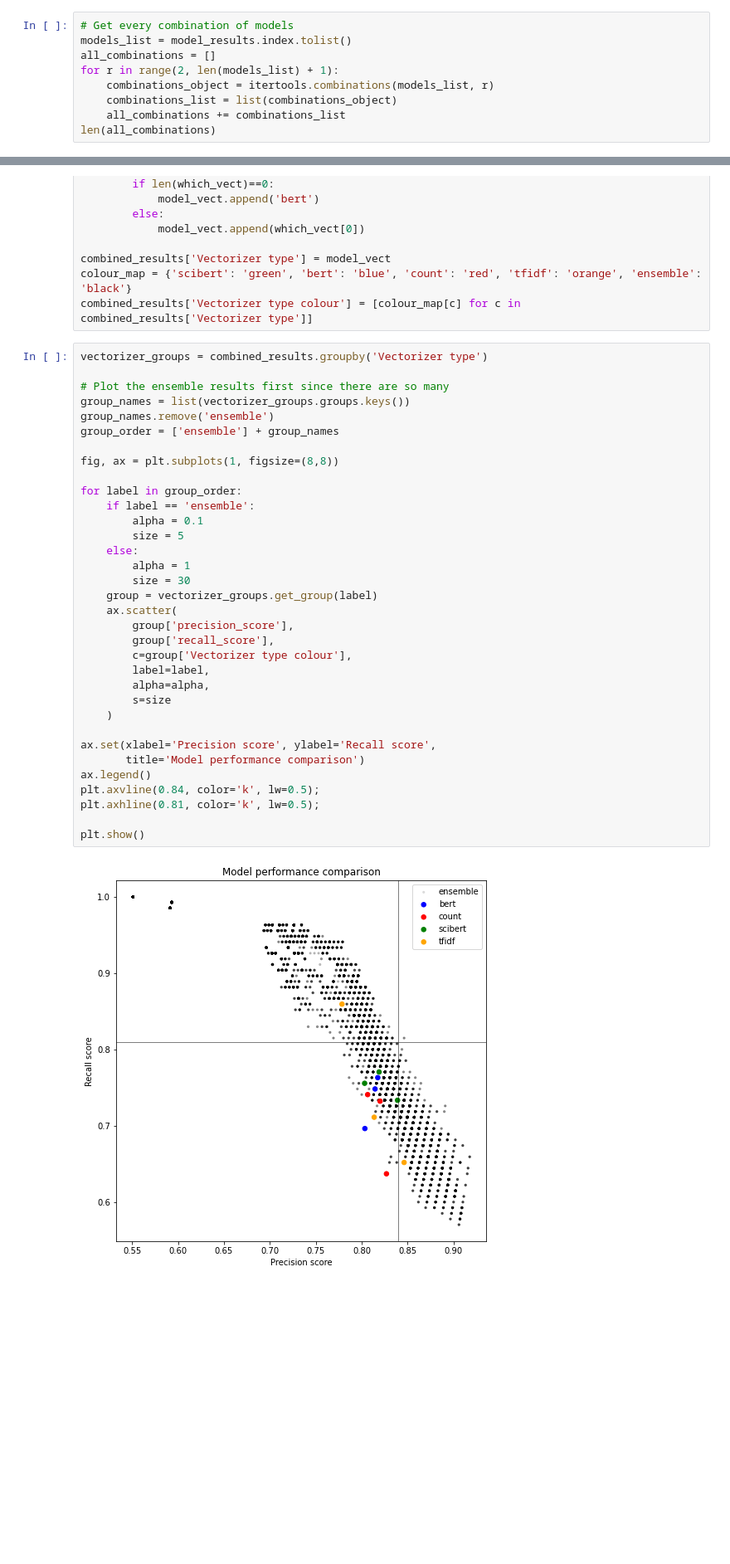
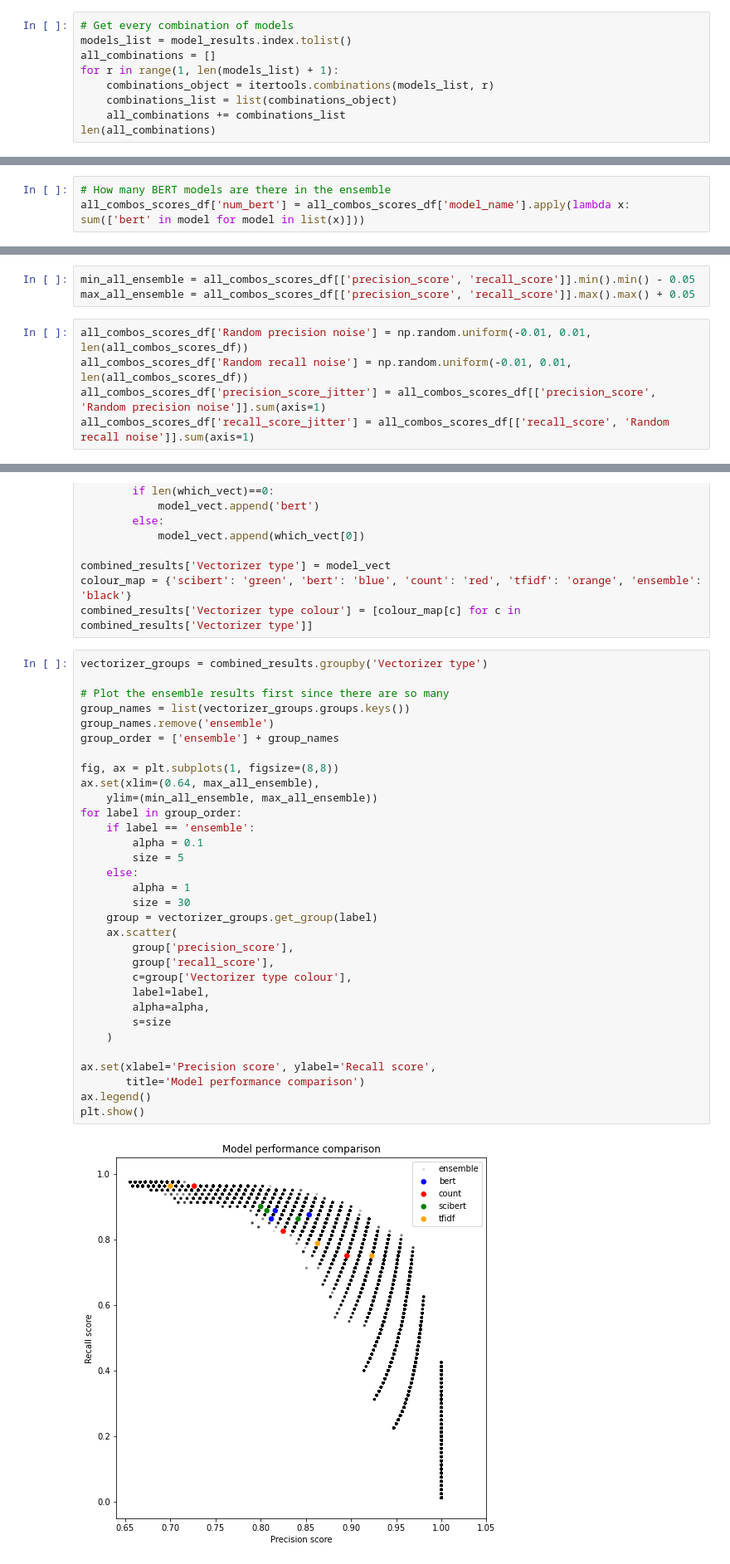
Before and after one commit to wellcometrust/nutrition-labels, a Jupyter notebook: notebooks/Ensemble parameter exploration.ipynb, the cells around one changed output, grey strips where cells are left out. Shown at 83% size. Cells and saved outputs as stored; diff of their text form; blank space fills up the shorter version.

```diff
--- a/notebooks/Ensemble parameter exploration.ipynb
+++ b/notebooks/Ensemble parameter exploration.ipynb
@@ -150,7 +195,7 @@ ax.legend(custom_lines, ['bert']+list(colour_map.keys())+list(shape_map.keys()),
 # Get every combination of models
 models_list = model_results.index.tolist()
 all_combinations = []
-for r in range(2, len(models_list) + 1):
+for r in range(1, len(models_list) + 1):
     combinations_object = itertools.combinations(models_list, r)
     combinations_list = list(combinations_object)
     all_combinations += combinations_list
@@ -193,0 +244,3 @@ len(all_combos_scores_df)
+# %%
+# How many BERT models are there in the ensemble
+all_combos_scores_df['num_bert'] = all_combos_scores_df['model_name'].apply(lambda x: sum(['bert' in model for model in list(x)]))
@@ -194 +266,9 @@ len(all_combos_scores_df)
+# %%
+min_all_ensemble = all_combos_scores_df[['precision_score', 'recall_score']].min().min() - 0.05
+max_all_ensemble = all_combos_scores_df[['precision_score', 'recall_score']].max().max() + 0.05
+# %%
+all_combos_scores_df['Random precision noise'] = np.random.uniform(-0.01, 0.01, len(all_combos_scores_df))
+all_combos_scores_df['Random recall noise'] = np.random.uniform(-0.01, 0.01, len(all_combos_scores_df))
+all_combos_scores_df['precision_score_jitter'] = all_combos_scores_df[['precision_score', 'Random precision noise']].sum(axis=1)
+all_combos_scores_df['recall_score_jitter'] = all_combos_scores_df[['recall_score', 'Random recall noise']].sum(axis=1)
 # %%
@@ -250,37 +436,35 @@ combined_results['Vectorizer type colour'] = [colour_map[c] for c in combined_re
 vectorizer_groups = combined_results.groupby('Vectorizer type')
 
 # Plot the ensemble results first since there are so many
 group_names = list(vectorizer_groups.groups.keys())
 group_names.remove('ensemble')
 group_order = ['ensemble'] + group_names
 
 fig, ax = plt.subplots(1, figsize=(8,8))
-
+ax.set(xlim=(0.64, max_all_ensemble),
+    ylim=(min_all_ensemble, max_all_ensemble))
 for label in group_order:
     if label == 'ensemble':
         alpha = 0.1
         size = 5
     else:
         alpha = 1
         size = 30
     group = vectorizer_groups.get_group(label)
     ax.scatter(
         group['precision_score'],
         group['recall_score'],
         c=group['Vectorizer type colour'],
         label=label,
         alpha=alpha,
         s=size
     )
 
 ax.set(xlabel='Precision score', ylabel='Recall score',
        title='Model performance comparison')
 ax.legend()
-plt.axvline(0.84, color='k', lw=0.5);
-plt.axhline(0.81, color='k', lw=0.5);
-
 plt.show()
 # %% [output]
-[figure, old version]
+[figure, new version]
 # %% [markdown]
 ## The highest performing ensemble models
```
Also changed, not shown: parts of 39 cells of this notebook, 3 other files.
